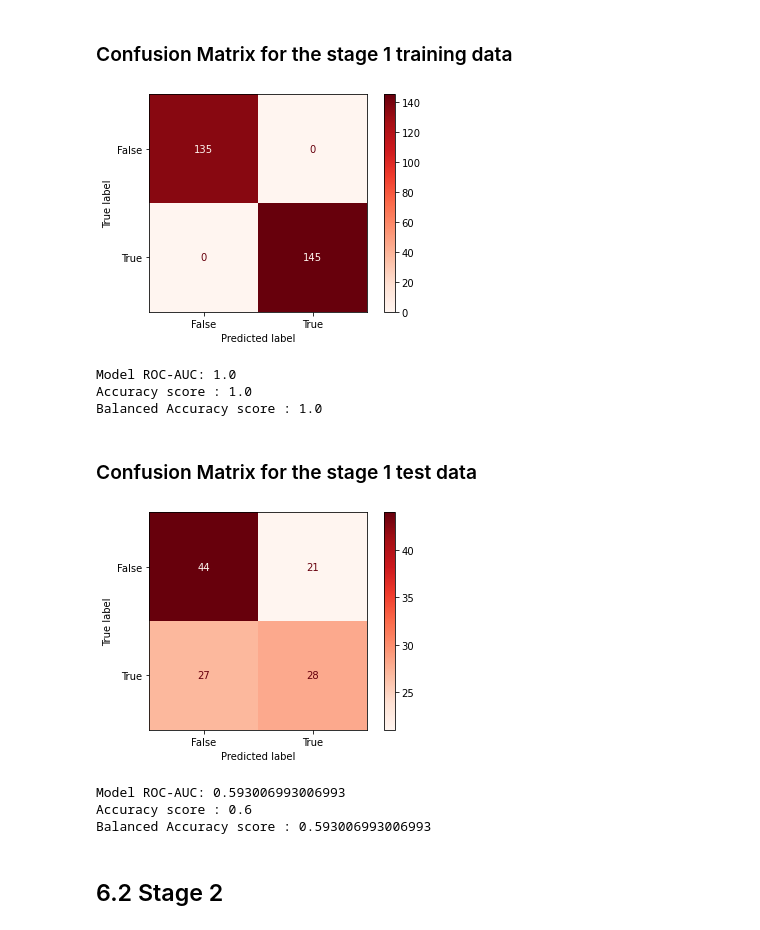
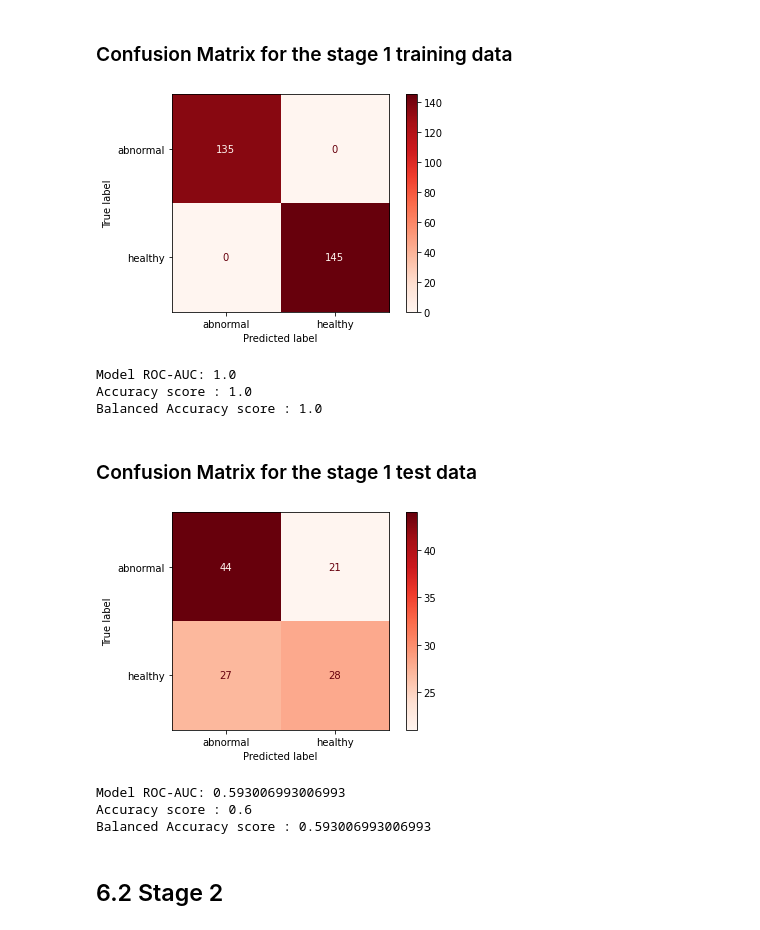
Before and after one commit to kalarimonk/ehealth, a Jupyter notebook: Learning EEG Data Quality.ipynb, the cells around one changed output. Cells and saved outputs as stored; diff of their text form; code cells hidden in the pictures.

```diff
--- a/Learning EEG Data Quality.ipynb
+++ b/Learning EEG Data Quality.ipynb
@@ -246,11 +246,11 @@ def rfmodel1(X_train, y_train, X_test, y_test):
 # %%
 # Confusion Matrix of the predictions
 
-def confusionMatrix(actual, predicted, title = "Predicted Results"):
+def confusionMatrix(actual, predicted, title = "Predicted Results", labels = [False, True]):
     cm = metrics.confusion_matrix(actual,predicted)
     cm_display = metrics.ConfusionMatrixDisplay(
         confusion_matrix = cm,
-        display_labels = [False, True],
+        display_labels = labels,
     )
     cm_display = cm_display.plot(cmap=plt.cm.Reds,values_format='g')
     plt.grid(False)
@@ -401,18 +401,18 @@ Test Score:  0.6
 # %% [markdown]
 ### Confusion Matrix for the stage 1 training data
 # %%
-confusionMatrix(y_train_pip2_stage1, p2s1train_prediction, 'p2s1_train')
+confusionMatrix(y_train_pip2_stage1, p2s1train_prediction, 'p2s1_train', ['abnormal', 'healthy'])
 # %% [output]
-[figure, old version]
+[figure, new version]
 Model ROC-AUC: 1.0
 Accuracy score : 1.0
 Balanced Accuracy score : 1.0
 # %% [markdown]
 ### Confusion Matrix for the stage 1 test data
 # %%
-confusionMatrix(y_test_pip2_stage1, p2s1test_prediction, 'p2s1_test')
+confusionMatrix(y_test_pip2_stage1, p2s1test_prediction, 'p2s1_test', ['abnormal', 'healthy'])
 # %% [output]
-[figure, old version]
+[figure, new version]
 Model ROC-AUC: 0.593006993006993
 Accuracy score : 0.6
 Balanced Accuracy score : 0.593006993006993
```
Also changed, not shown: parts of 8 cells of this notebook.
